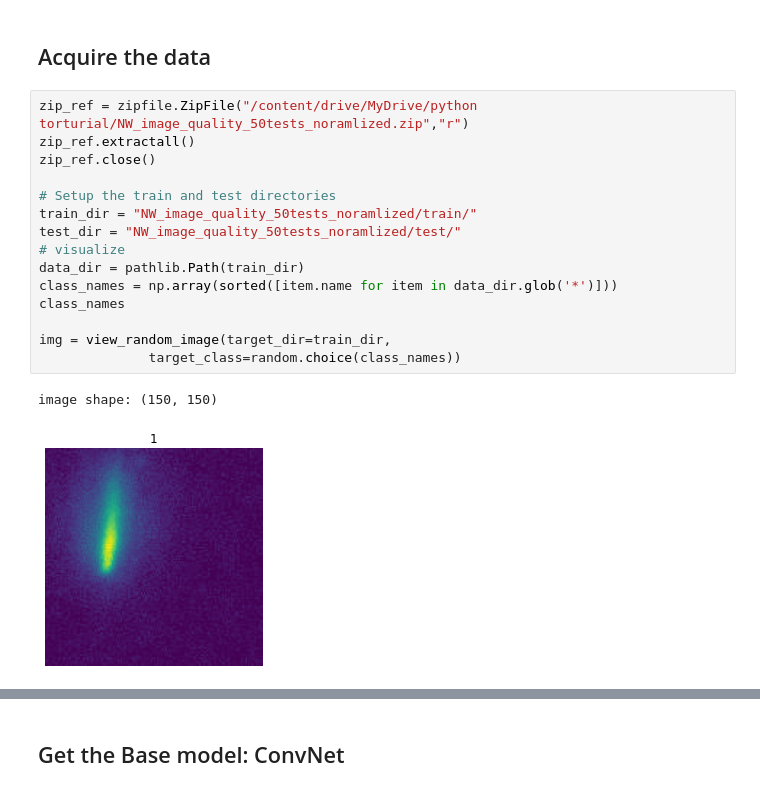
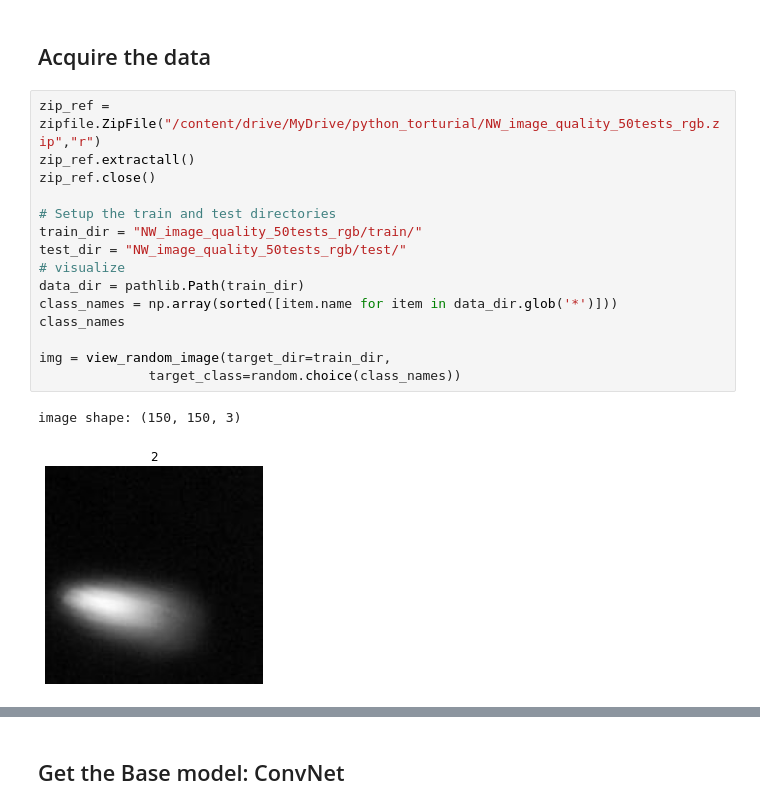
Before and after one commit to jsong55/Machine_Learning, a Jupyter notebook: AF_classification_using_ConvNet2022.ipynb, the cells around one changed output, grey strips where cells are left out. Cells and saved outputs as stored; diff of their text form.

```diff
--- a/AF_classification_using_ConvNet2022.ipynb
+++ b/AF_classification_using_ConvNet2022.ipynb
@@ -34,20 +34,20 @@ TF_functions.py     100%[===================>]  10.50K  --.-KB/s    in 0s
 # %% [markdown]
 ## Acquire the data
 # %%
-zip_ref = zipfile.ZipFile("/content/drive/MyDrive/python torturial/NW_image_quality_50tests_noramlized.zip","r")
+zip_ref = zipfile.ZipFile("/content/drive/MyDrive/python_torturial/NW_image_quality_50tests_rgb.zip","r")
 zip_ref.extractall()
 zip_ref.close()
 
 # Setup the train and test directories
-train_dir = "NW_image_quality_50tests_noramlized/train/"
-test_dir = "NW_image_quality_50tests_noramlized/test/"
+train_dir = "NW_image_quality_50tests_rgb/train/"
+test_dir = "NW_image_quality_50tests_rgb/test/"
 # visualize
 data_dir = pathlib.Path(train_dir)
 class_names = np.array(sorted([item.name for item in data_dir.glob('*')]))
 class_names
 
 img = view_random_image(target_dir=train_dir,
               target_class=random.choice(class_names))
 # %% [output]
-image shape: (150, 150)
+image shape: (150, 150, 3)
-[figure, old version]
+[figure, new version]
```
Also changed, not shown: parts of 7 cells of this notebook.
